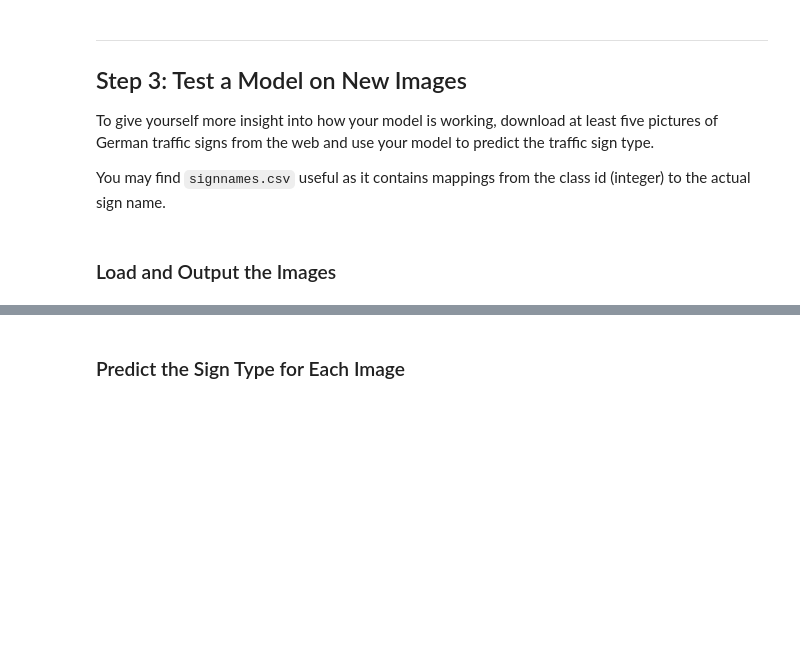
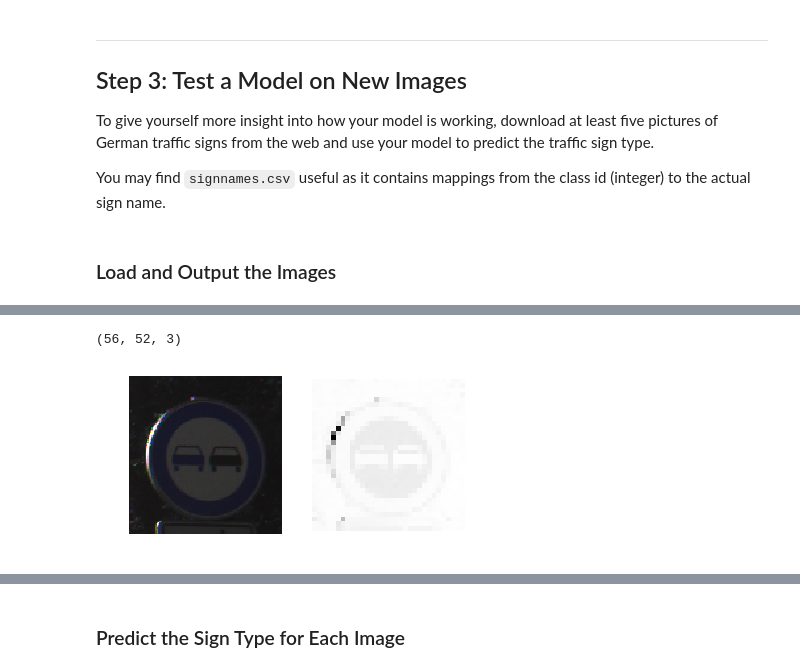
Before and after one commit to guangyangai/CarND-Traffic-Sign-Classifier-Project, a Jupyter notebook: Traffic_Sign_Classifier.ipynb, the cells around one changed output, grey strips where cells are left out. Drawn from its saved outputs; the diff is of its cells as text; code cells hidden in the pictures; blank space fills up the shorter version.

```diff
--- a/Traffic_Sign_Classifier.ipynb
+++ b/Traffic_Sign_Classifier.ipynb
@@ -417,3 +454,18 @@ You may find `signnames.csv` useful as it contains mappings from the class id (i
+# %%
+test2 = cv2.imread('German_test/00022.ppm')
+print(test1.shape)
+test2_normalized = preprocess_new_image(test2)
+
+%matplotlib inline
+fig, (ax1,ax2) = plt.subplots(1,2)
+ax1.imshow(test2)
+ax1.axis('off')  # clear x- and y-axes
+ax2.imshow(test2_normalized.squeeze(), cmap = 'Greys')
+ax2.axis('off')  # clear x- and y-axes
+plt.show()
+# %% [output]
+(56, 52, 3)
+[figure, added]
 # %%
 ### Load the images and plot them here.
 ### Feel free to use as many code cells as needed.
```
Also changed, not shown: parts of 14 cells of this notebook.
